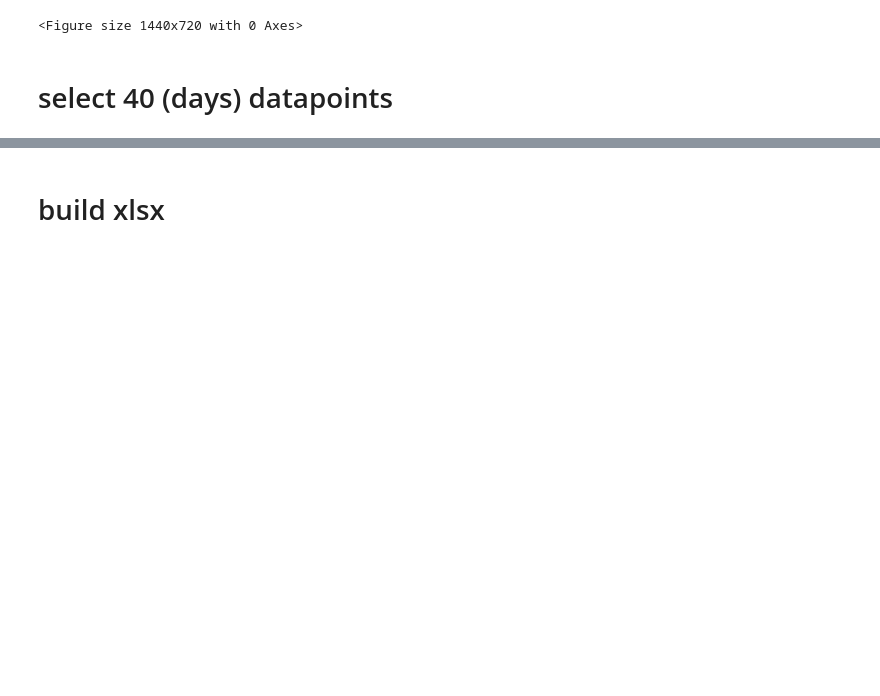
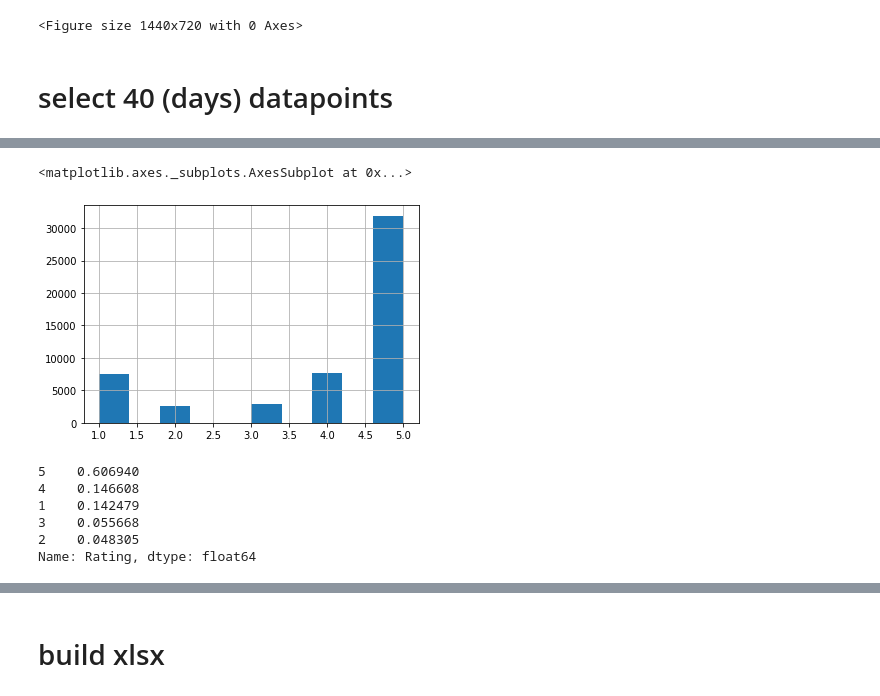
Before and after one commit to gohovd/user-reviews-ts-ad, a Jupyter notebook: Sampler and Excel Builder.ipynb, the cells around one changed output, grey strips where cells are left out. Saved outputs shown, nothing was run; the diff lists cells and outputs as text; code cells hidden in the pictures; blank space fills up the shorter version.

```diff
--- a/Sampler and Excel Builder.ipynb
+++ b/Sampler and Excel Builder.ipynb
@@ -225,0 +432,15 @@ here we perform a balanced (stratified, shuffled, representative) sample of 100
+# %%
+# distribution of rating across ENTIRE dataset
+rcc['reddit']['Rating'].hist()
+# %% [output]
+<matplotlib.axes._subplots.AxesSubplot at 0x...>
+[figure, added]
+# %%
+rcc['reddit']['Rating'].value_counts() / len(rcc['reddit'])
+# %% [output]
+5    0.606940
+4    0.146608
+1    0.142479
+3    0.055668
+2    0.048305
+Name: Rating, dtype: float64
```
Also changed, not shown: parts of 50 cells of this notebook, 2 other files.
